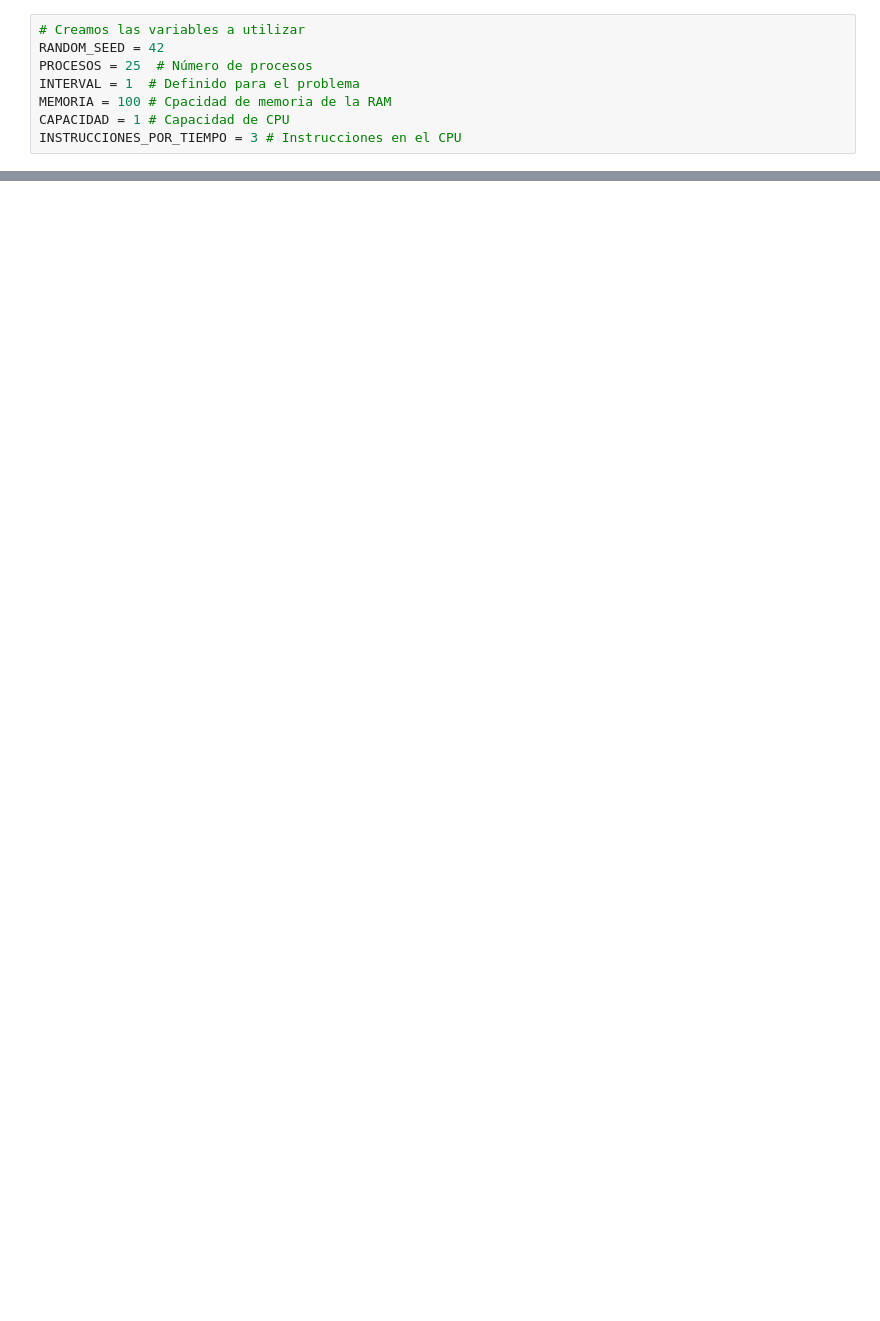
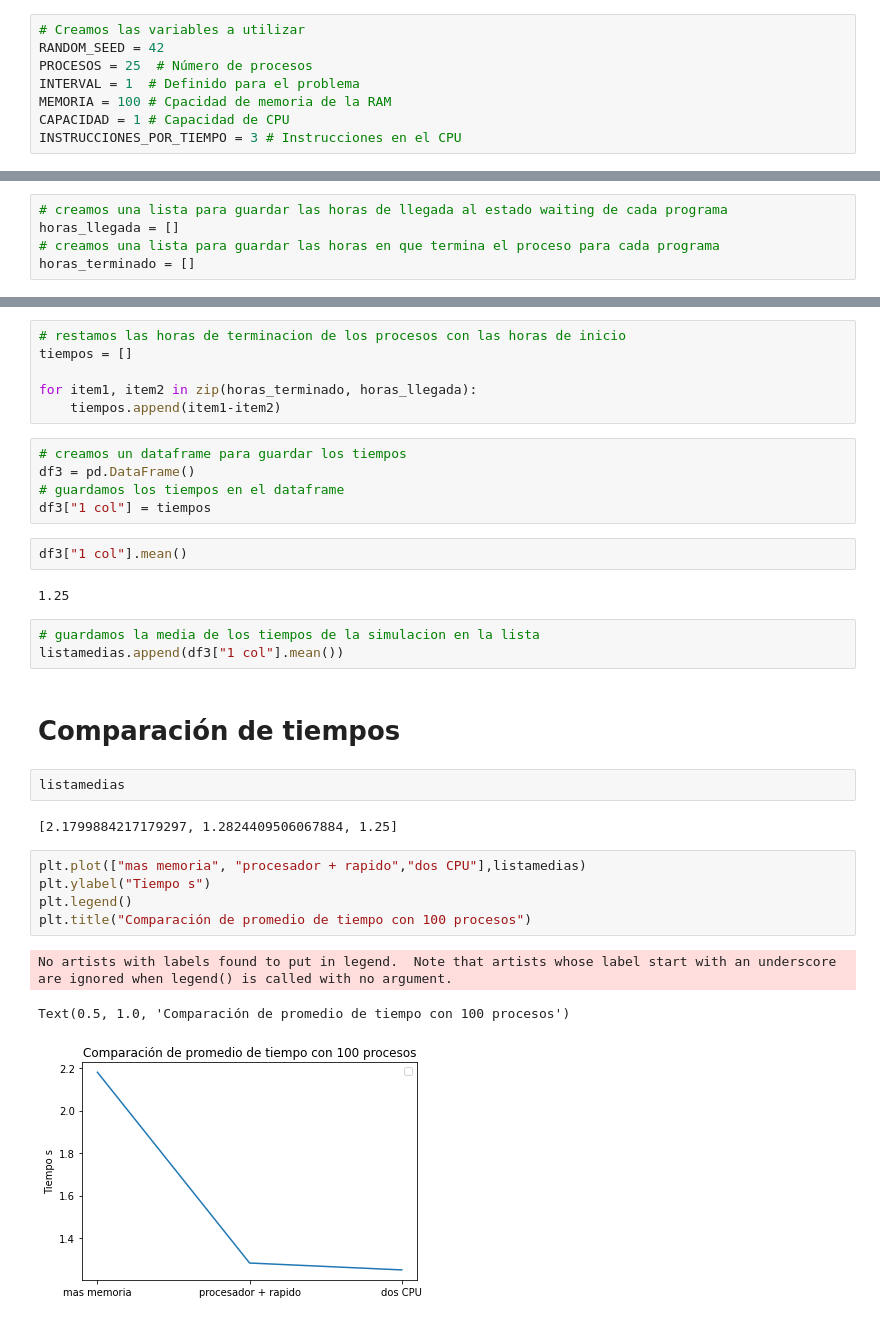
Before and after one commit to sharlisbg/HDT5, a Jupyter notebook: HDT5.ipynb, the cells around one changed output, grey strips where cells are left out. Saved outputs shown, nothing was run; the diff lists cells and outputs as text; blank space fills up the shorter version.

```diff
--- a/HDT5.ipynb
+++ b/HDT5.ipynb
@@ -183,0 +2571,5 @@ dataframe["25 procesos"].std()
+# %%
+# creamos una lista para guardar las horas de llegada al estado waiting de cada programa
+horas_llegada = []
+# creamos una lista para guardar las horas en que termina el proceso para cada programa
+horas_terminado = []
@@ -183,0 +2699,33 @@ dataframe["25 procesos"].std()
+# %%
+# restamos las horas de terminacion de los procesos con las horas de inicio
+tiempos = []
+
+for item1, item2 in zip(horas_terminado, horas_llegada):
+    tiempos.append(item1-item2)
+# %%
+# creamos un dataframe para guardar los tiempos
+df3 = pd.DataFrame()
+# guardamos los tiempos en el dataframe
+df3["1 col"] = tiempos
+# %%
+df3["1 col"].mean()
+# %% [output]
+1.25
+# %%
+# guardamos la media de los tiempos de la simulacion en la lista
+listamedias.append(df3["1 col"].mean())
+# %% [markdown]
+# Comparación de tiempos
+# %%
+listamedias
+# %% [output]
+[2.1799884217179297, 1.2824409506067884, 1.25]
+# %%
+plt.plot(["mas memoria", "procesador + rapido","dos CPU"],listamedias)
+plt.ylabel("Tiempo s")
+plt.legend()
+plt.title("Comparación de promedio de tiempo con 100 procesos")
+# %% [output]
+No artists with labels found to put in legend.  Note that artists whose label start with an underscore are ignored when legend() is called with no argument.
+Text(0.5, 1.0, 'Comparación de promedio de tiempo con 100 procesos')
+[figure, added]
```
Also changed, not shown: parts of 165 cells of this notebook.
